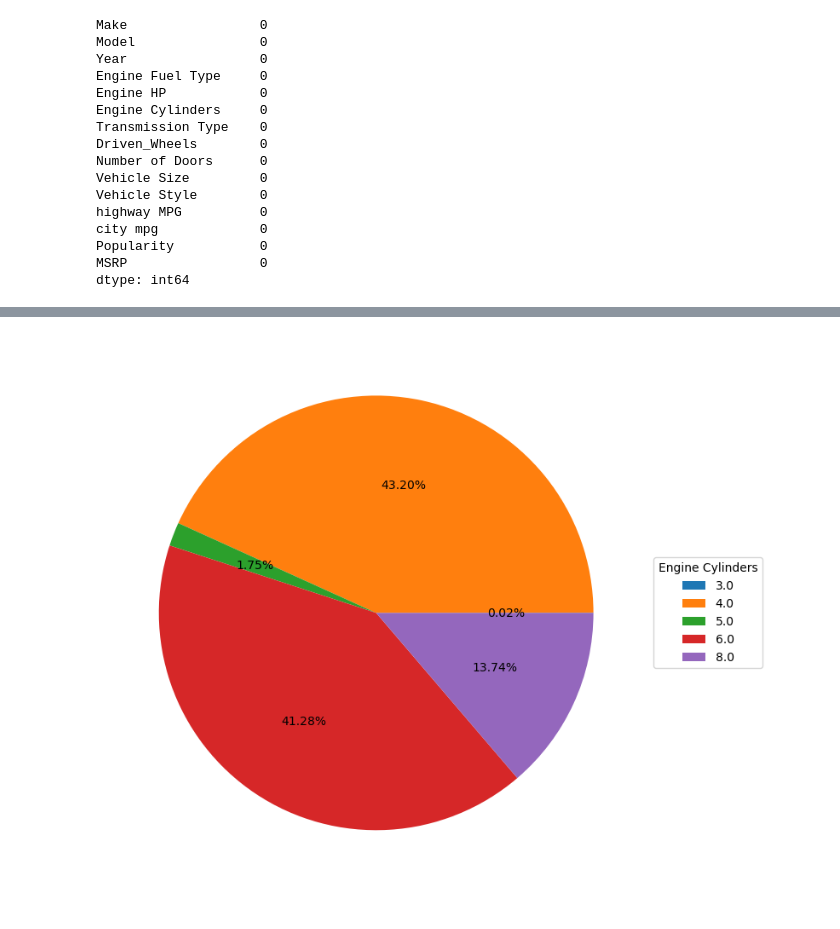
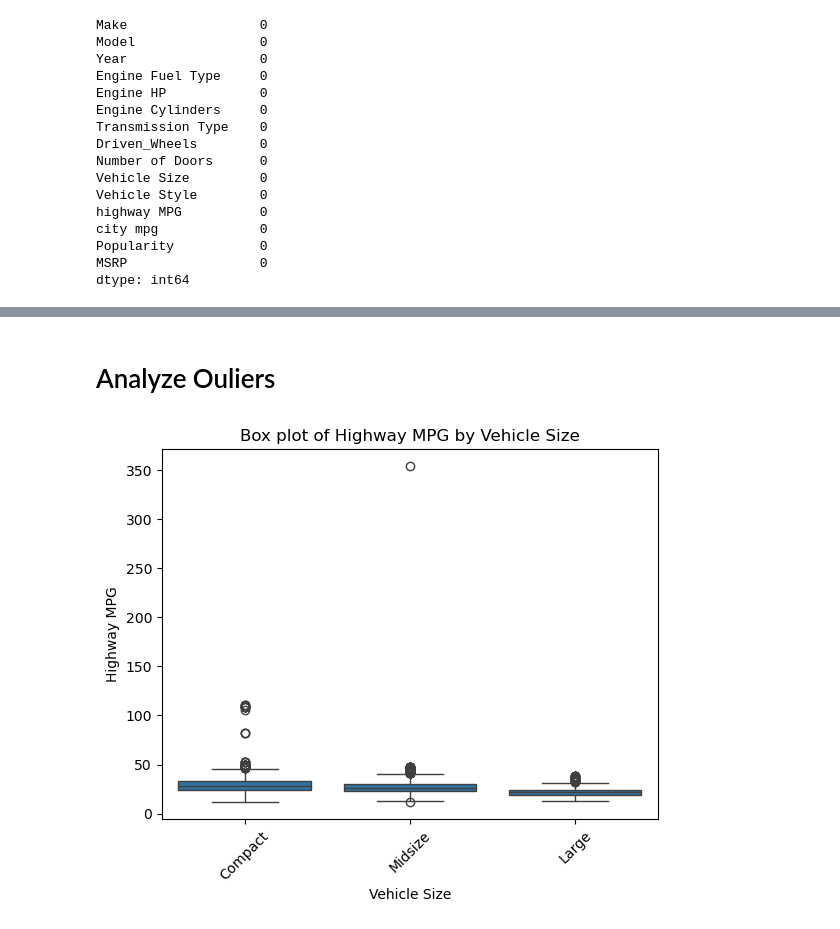
Before and after one commit to NMcHale029/SEIS631-Project2, a Jupyter notebook: project2.ipynb, the cells around one changed output, grey strips where cells are left out. Drawn from its saved outputs; the diff is of its cells as text; code cells hidden in the pictures.

```diff
--- a/project2.ipynb
+++ b/project2.ipynb
@@ -475,28 +198,21 @@ plt.show()
-# %%
-#Creating a new dataframe that averages all numeric values grouped by Engine Cylinders
-groupedCylinder = df.groupby('Engine Cylinders').size().reset_index(name='count')
-
-# Sets the plot size for figure 7
-fig7, ax = plt.subplots(figsize=(8, 8))
-
-# uses the subplot function to define the 'wedges', 'texts', and autotexts' variables
-wedges, texts, autotexts = ax.pie(
-    groupedCylinder['count'], #wedges
-    labels=None, #texts
-    autopct='%1.2f%%' #autotexts. this will fill in the percentages up to 2 decimal points
-)
-
-#Sets the legend to be displayed
-ax.legend(
-    wedges, #What different categories are being represented by the wedges
-    groupedCylinder['Engine Cylinders'], #The values being represented in the pie chart
-    title="Engine Cylinders", #Title of the Legend
-    loc="center left", #Defines alignment the legend will be displayed
-    bbox_to_anchor=(1, 0, 0.5, 1) #Defines the location and dimensions of the legend
-)
-
-#Displays graph
-plt.tight_layout()
-plt.show()
-# %% [output]
-[figure, removed]
+# %% [markdown]
+# Analyze Ouliers
+# %%
+# Create a Boxplot of highway MPG broken down by vehicle size.
+# This can help show if outliers exist graphically using the cleandf dataframe to create the boxplot
+sns.boxplot(data = cleandf, x = 'Vehicle Size', y = 'highway MPG')
+
+# Adds a title to the graph
+plt.title('Box plot of Highway MPG by Vehicle Size')
+
+# Names the x and y axis
+plt.xlabel('Vehicle Size')
+plt.ylabel('Highway MPG')
+
+# For readability, the lables on the x axis are tilted 45 degrees
+plt.xticks(rotation=45)
+
+# Displays graph
+plt.show()
+# %% [output]
+[figure, added]
```
Also changed, not shown: parts of 54 cells of this notebook.
